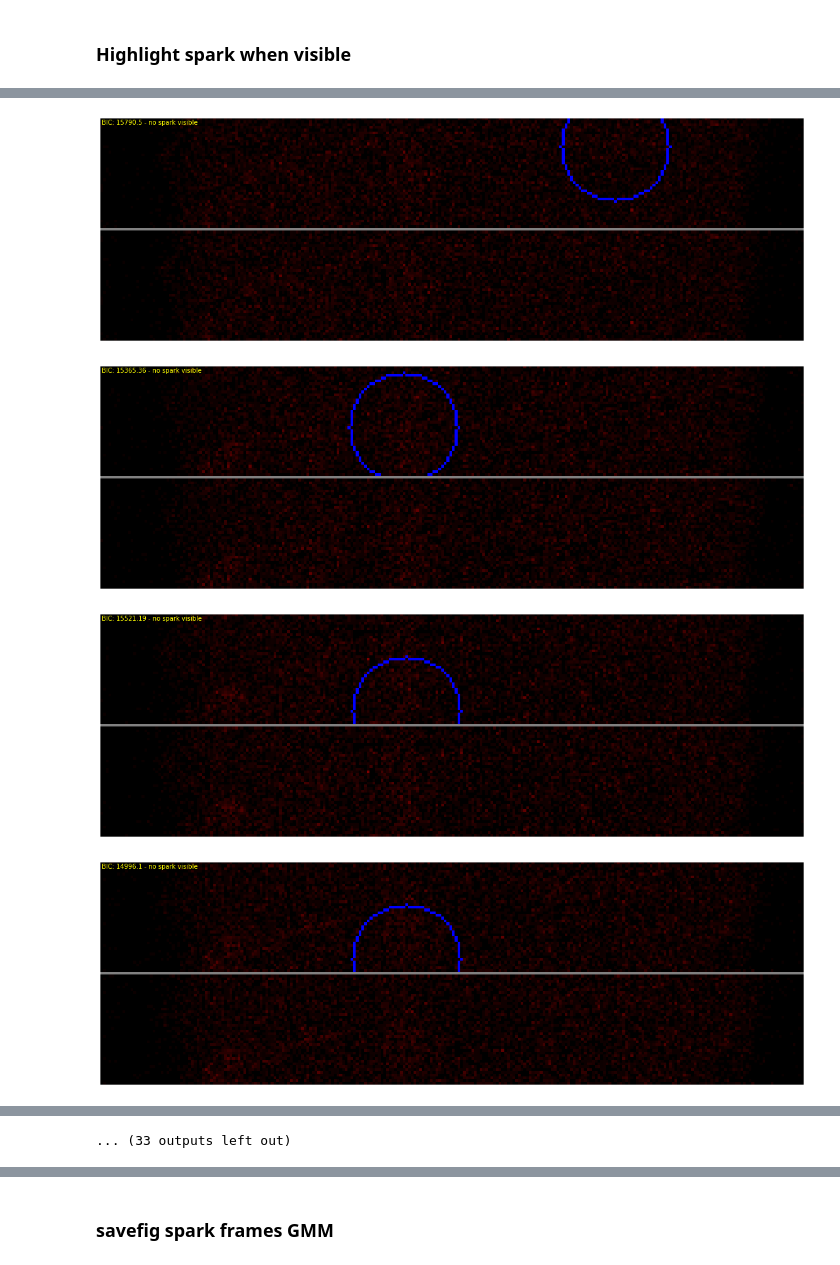
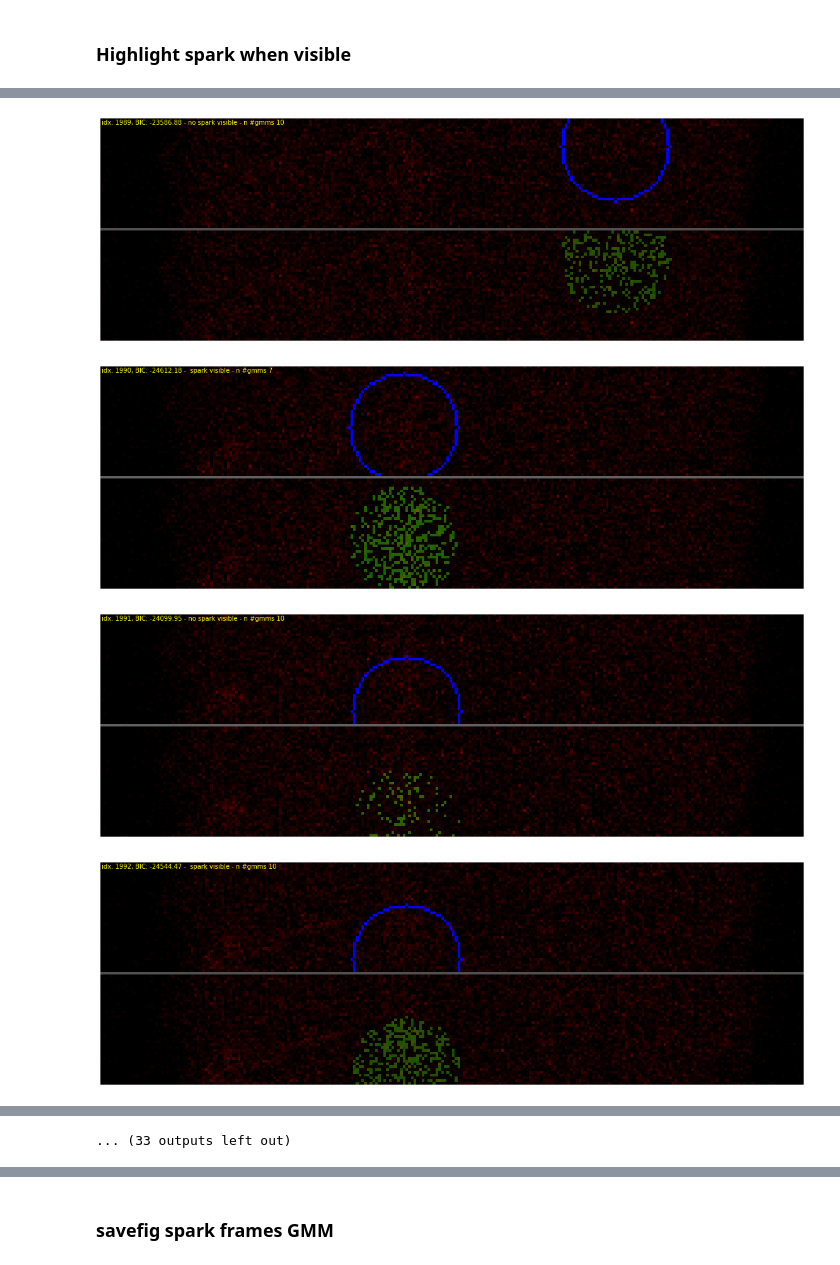
Before and after one commit to raulbenitez/DEEPCARDIO, a Jupyter notebook: sparks/exploreImageAndPlotSpark.ipynb, the cells around one changed output, grey strips where cells are left out. Cells and saved outputs as stored; diff of their text form; code cells hidden in the pictures.

```diff
--- a/sparks/exploreImageAndPlotSpark.ipynb
+++ b/sparks/exploreImageAndPlotSpark.ipynb
@@ -404,0 +472,10 @@ array([1, 1, 1, 1, 1, 1, 1, 1, 1, 1, 1, 1, 1, 1, 1, 1, 0, 0, 0, 0, 0, 0,
+# %%
+def get_optimal_ncomponents_and_bic_gmm_(data, nmin=1, nmax=10):
+    #calcula el BIC per trobar el número de gaussianes òptim
+    bic = []
+    for kG in np.arange(nmin,nmax+1):
+        gmm = mixture.GaussianMixture(n_components=kG).fit(data)
+        bic.append(gmm.bic(data)) #cada cop va afegint el bic amb kG+1, així ho tens tot en un vector i pots calcualr el mínim
+    return np.argmin(bic)+nmin, min(bic)
+
+get_optimal_ncomponents_and_bic_gmm_(im[mask].reshape(-1, 3))
@@ -406,39 +485,42 @@ array([1, 1, 1, 1, 1, 1, 1, 1, 1, 1, 1, 1, 1, 1, 1, 1, 0, 0, 0, 0, 0, 0,
 sparkVisibilityMask = visibilityLabels == visLabel
 _, sparkS = next(sparksDF.loc[(sparksDF.loc[:, 'tIni']<=2003)&(sparksDF.loc[:, 'tFin']>=2003), :].iterrows())
 for j, idx in enumerate(range(sparkS['tIni'], sparkS['tFin'])):
     im = cv2.imread(get_image_path(idx))
     im_ = im.copy()
 
     sparkLocations = get_spark_location(sparksDF, idx)
     gmmCounts = []
     # only first one
     i, sparkLocation = next(sparkLocations.iterrows())
 
-    if sparkVisibilityMask[j]:
-        mask = get_mask(im.shape[0], im.shape[1], sparkLocation['x'], sparkLocation['y'], 20)
+    if sparkVisibilityMask[j] or True:
+        mask = get_mask(im.shape[0], im.shape[1], sparkLocation['x'], sparkLocation['y'], 20) & (im[:,:,2]>0)
 
-        nComp, bic = get_optimal_ncomponents_and_bic_gmm(im[mask].reshape(-1,1))
+        nComp, bic = get_optimal_ncomponents_and_bic_gmm_(im[mask].reshape(-1,1))
 
-        gmm = mixture.GaussianMixture(n_components=nComp).fit(im[mask].reshape(-1,3))
+        gmm = mixture.GaussianMixture(n_components=2).fit(im[mask].reshape(-1,3))
         lab = gmm.predict(im[mask].reshape(-1,3))
 
         maxRValue = im_[mask,2].max()
         maxValue = np.array([0, 0, maxRValue]).reshape(-1,3)
         maxValueIdx = im_[mask, 2].argmax()
         isSparkCond = np.full(im_[mask].shape, False)
         isSparkCond[lab == lab[maxValueIdx], 1] = True
         im_[mask] = np.where(isSparkCond, maxRValue, im_[mask])
 
     cv2.circle(im, (sparkLocation['x'], sparkLocation['y']), 20, color, thickness=1, lineType=8, shift=0)
     conc_im = np.concatenate((im, np.full((1,im.shape[1], 3), maxRValue), im_))
     plt.figure(figsize=(20,10))
     plt.imshow(cv2.cvtColor(conc_im, cv2.COLOR_BGR2RGB))
     plt.axis('off')
-    plt.text(0, 0, f"BIC: {round(bics_list[j],2)} - {'no' if not sparkVisibilityMask[j] else ''} spark visible", c='yellow', verticalalignment='top')
+    plt.text(0, 0, f"idx: {idx}, BIC: {round(bics_list[j],2)} - " +\
+             f"{'no' if not sparkVisibilityMask[j] else ''} spark visible - " +\
+             # f"probs {', '.join(predictProbaDF.loc[j].round(2).astype(str))}" +\
+             f"n #gmms {nComp}", c='yellow', verticalalignment='top')
     # plt.savefig(f"_out/spark{idx}", bbox_inches = 'tight', pad_inches = 0)
     plt.show()
 # %% [output]
-[figure, old version]
+[figure, new version]
-[figure, old version]
+[figure, new version]
-[figure, old version]
+[figure, new version]
-[figure, old version]
+[figure, new version]
```
Also changed, not shown: parts of 15 cells of this notebook, 1 other file.
